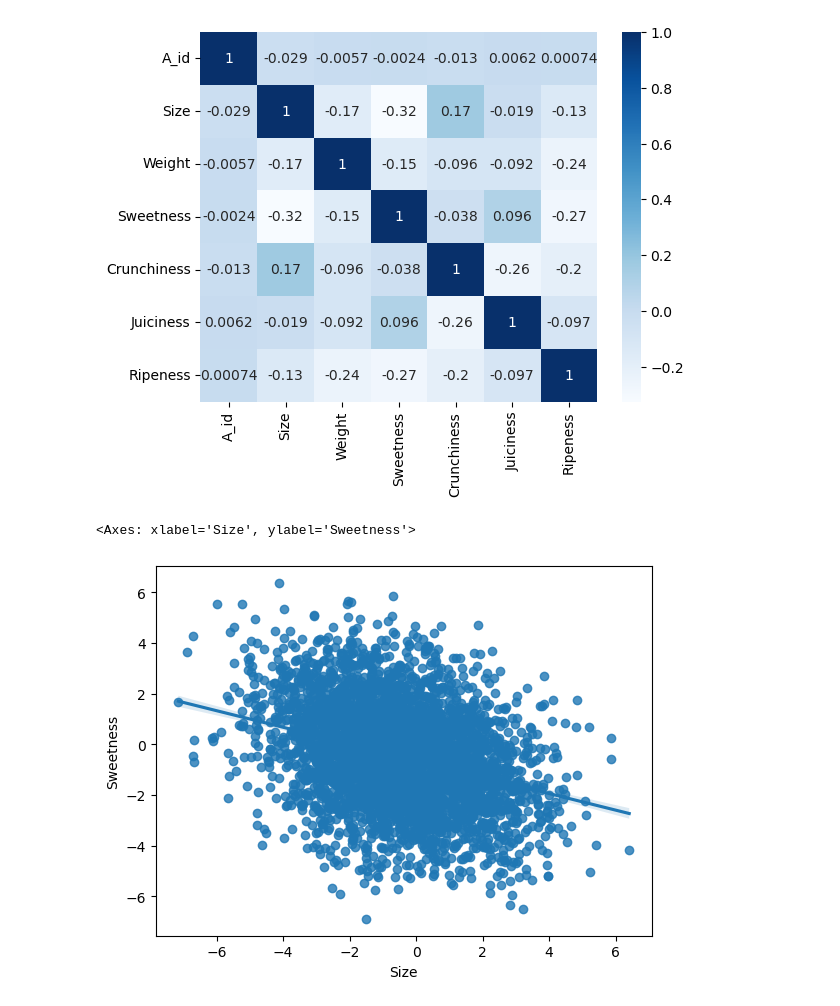
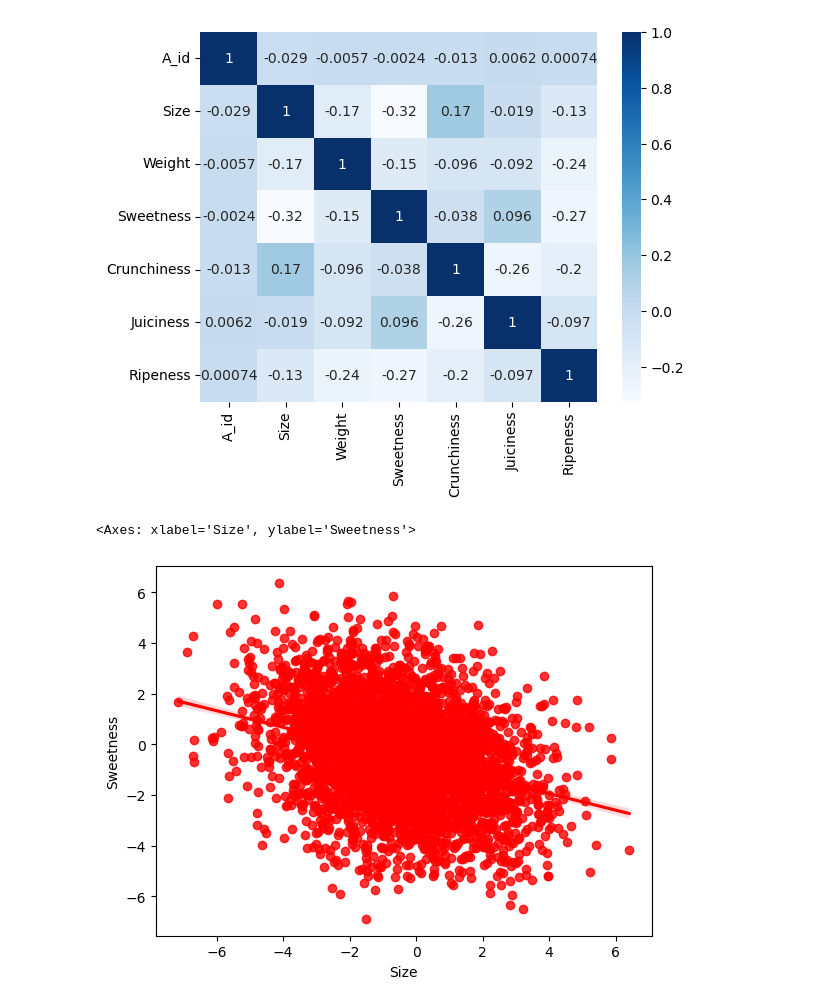
Before and after one commit to StrangestDuke/WSRStuff, a Jupyter notebook: Untitled.ipynb, the cells around one changed output. Cells and saved outputs as stored; diff of their text form; code cells hidden in the pictures.

```diff
--- a/Untitled.ipynb
+++ b/Untitled.ipynb
@@ -92,10 +92,10 @@ plt.show()
 # %% [output]
 [figure]
 # %%
-sns.regplot(x='Size', y='Sweetness', color=r, data=irisdf_clean)
+sns.regplot(x='Size', y='Sweetness', color='r', data=irisdf_clean)
 # %% [output]
 <Axes: xlabel='Size', ylabel='Sweetness'>
-[figure, old version]
+[figure, new version]
 # %%
 l1= [1,2,3,4,5]
 l2= [6,7,8,9,10]
```
Also changed, not shown: parts of 2 cells of this notebook, 5 other files.
